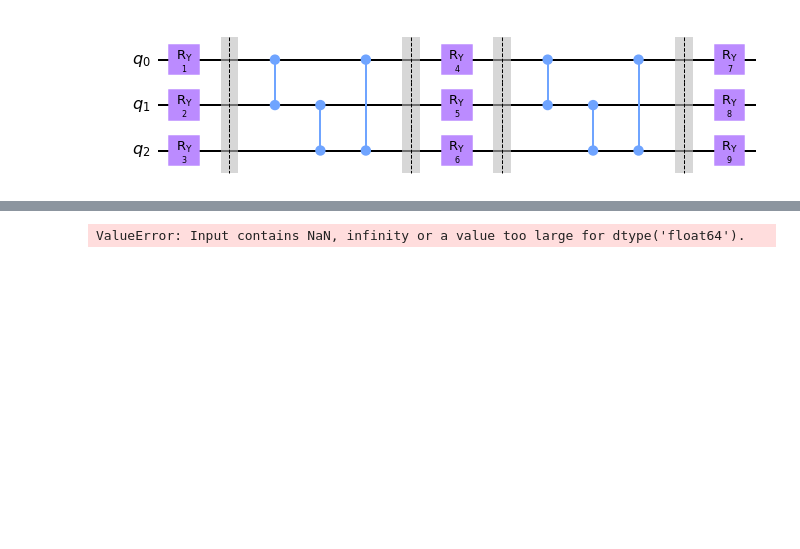
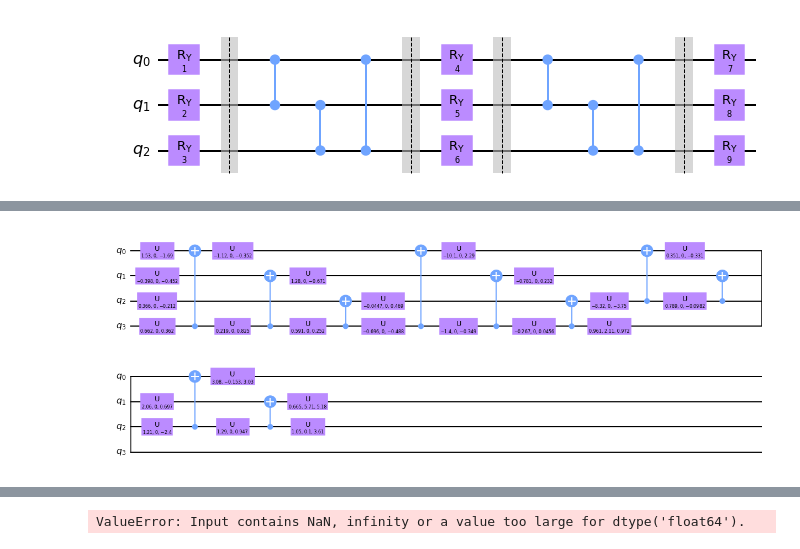
Before and after one commit to Allenator/nusynth, a Jupyter notebook: new.ipynb, the cells around one changed output, grey strips where cells are left out. Drawn from its saved outputs; the diff is of its cells as text; code cells hidden in the pictures; blank space fills up the shorter version.

```diff
--- a/new.ipynb
+++ b/new.ipynb
@@ -42,0 +75,6 @@ sa = a.Squander(3, tolerance=1e-6, initial_guess='zeros', param_max=4 * np.pi, p
+# %%
+dd = s.decompose(u.random_unitary(4), tolerance=1e-3, n_layers_dict={4:6, 3:4, 2:0}, reformat=True)
+# %%
+s._reverse_circuit(s._reverse_circuit(dd)).draw('mpl')
+# %% [output]
+[figure, added]
```
Also changed, not shown: parts of 96 cells of this notebook, 2 other files.
